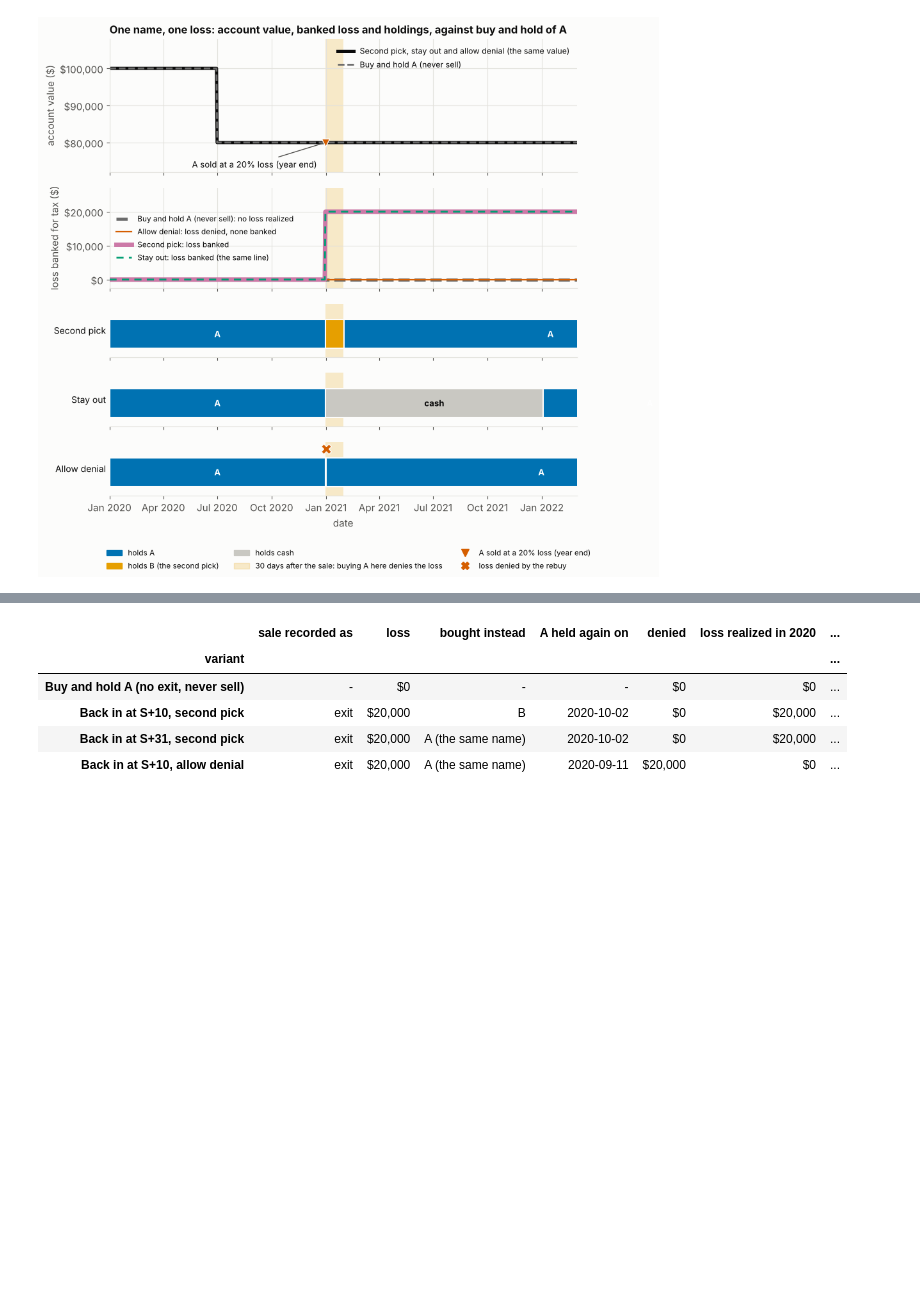
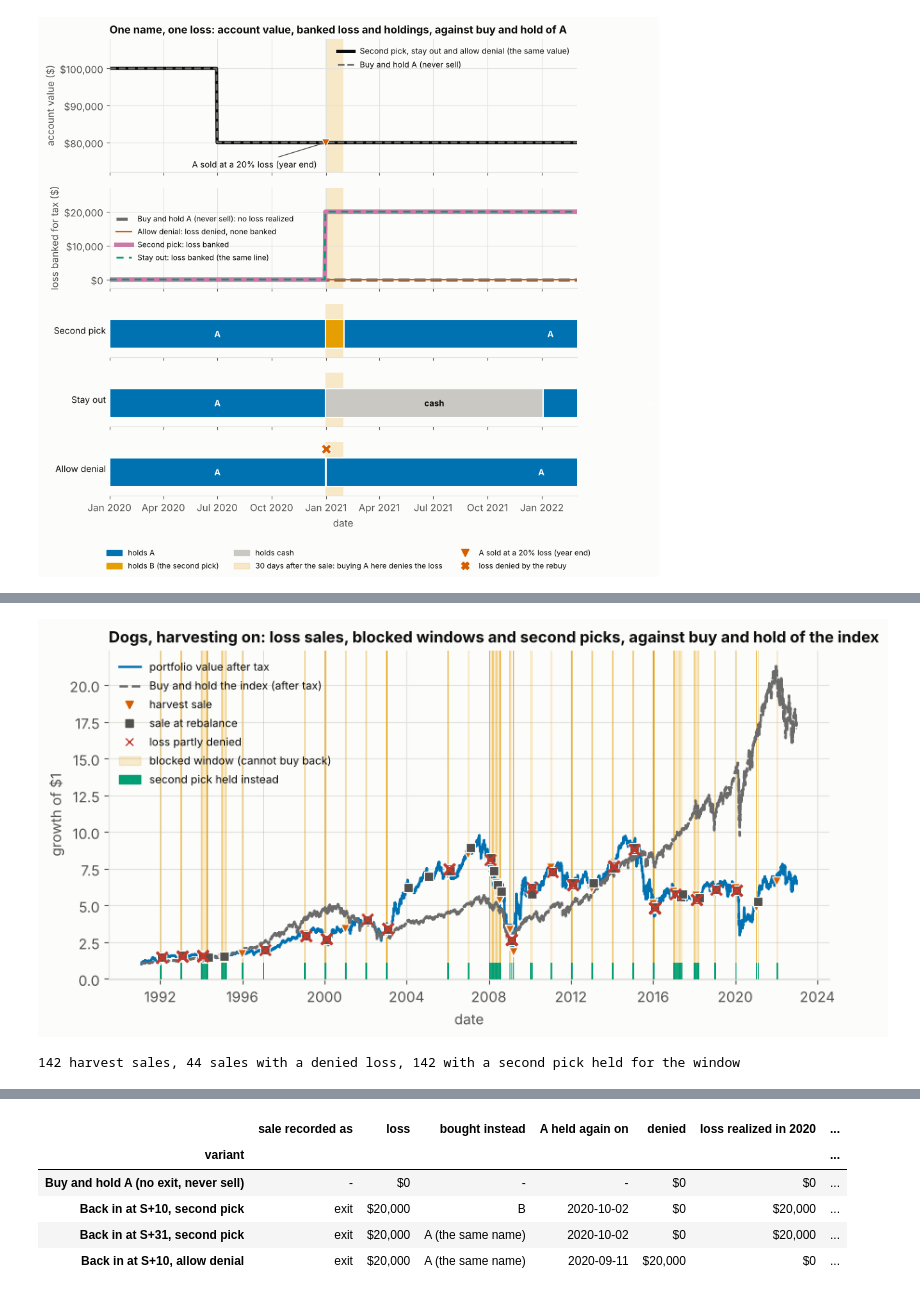
Before and after one commit to bgue/datasharing, a Jupyter notebook: screenlab/notebooks/tax_loss_harvesting.ipynb, the cells around one changed output, grey strips where cells are left out. Cells and saved outputs as stored; diff of their text form; code cells hidden in the pictures; blank space fills up the shorter version.

```diff
--- a/screenlab/notebooks/tax_loss_harvesting.ipynb
+++ b/screenlab/notebooks/tax_loss_harvesting.ipynb
@@ -602,0 +549,9 @@ The base case is the same account that holds A and never sells, which means no e
+# %%
+fig, ax = plt.subplots(figsize=(10, 4.6))
+tp.harvest_timeline(on, ax=ax, baseline=idx, after_tax=True,
+                    title="Dogs, harvesting on: loss sales, blocked windows and second picks, against buy and hold of the index")
+ax.set_xlabel("date"); plt.show()
+print(f"{n_h} harvest sales, {n_denied} sales with a denied loss, {on.harvest['replacement_name'].notna().sum()} with a second pick held for the window")
+# %% [output]
+[figure, added]
+142 harvest sales, 44 sales with a denied loss, 142 with a second pick held for the window
```
Also changed, not shown: parts of 54 cells of this notebook, 2 other files.
